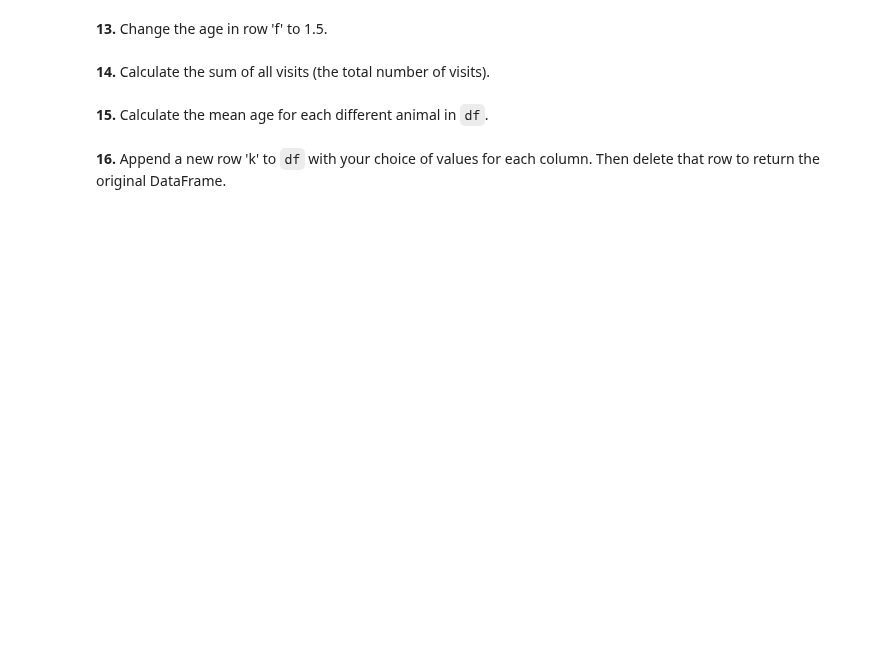
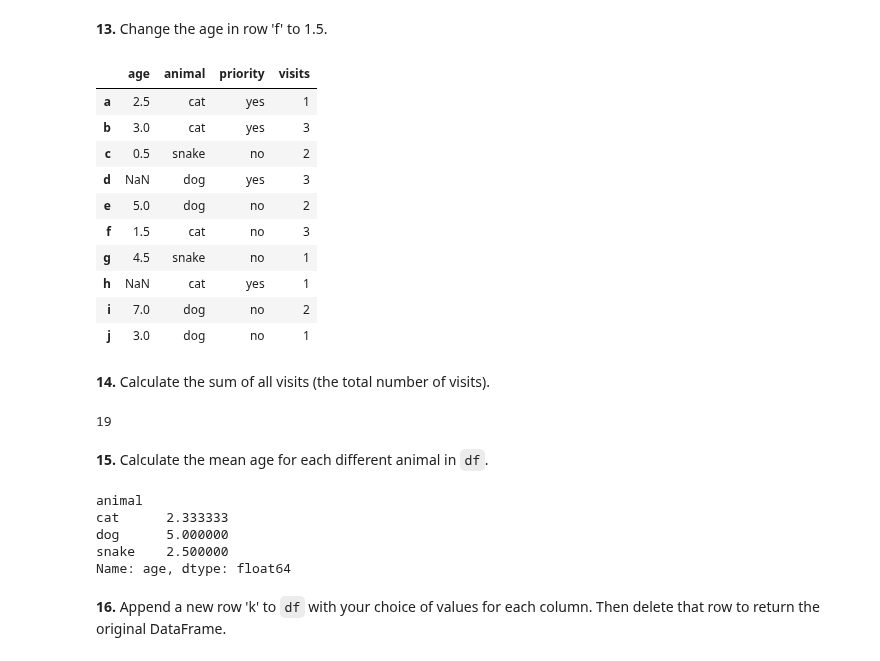
Before and after one commit to w26738/Notebook, a Jupyter notebook: data_analysis/100-pandas-puzzles.ipynb, the cells around one changed output. Saved outputs shown, nothing was run; the diff lists cells and outputs as text; code cells hidden in the pictures; blank space fills up the shorter version.

```diff
--- a/data_analysis/100-pandas-puzzles.ipynb
+++ b/data_analysis/100-pandas-puzzles.ipynb
@@ -56,3 +85,13 @@ labels = ['a', 'b', 'c', 'd', 'e', 'f', 'g', 'h', 'i', 'j']
 (This is just some meaningless data I made up with the theme of animals and trips to a vet.)
 
 **4.** Create a DataFrame `df` from this dictionary `data` which has the index `labels`.
+# %%
+import numpy as np
+data = {'animal': ['cat', 'cat', 'snake', 'dog', 'dog', 'cat', 'snake', 'cat', 'dog', 'dog'],
+        'age': [2.5, 3, 0.5, np.nan, 5, 2, 4.5, np.nan, 7, 3],
+        'visits': [1, 3, 2, 3, 2, 3, 1, 1, 2, 1],
+        'priority': ['yes', 'yes', 'no', 'yes', 'no', 'no', 'no', 'yes', 'no', 'no']}
+labels = ['a', 'b', 'c', 'd', 'e', 'f', 'g', 'h', 'i', 'j']
+
+df = pd.DataFrame(data=data, index=labels)
+print(df)
@@ -75,8 +212,35 @@ labels = ['a', 'b', 'c', 'd', 'e', 'f', 'g', 'h', 'i', 'j']
 # %% [markdown]
 **13.** Change the age in row 'f' to 1.5.
+# %%
+df.loc['f','age'] = 1.5
+df
+# %% [output]
+|  | age | animal | priority | visits |
+| a | 2.5 | cat | yes | 1 |
+| b | 3.0 | cat | yes | 3 |
+| c | 0.5 | snake | no | 2 |
+| d | NaN | dog | yes | 3 |
+| e | 5.0 | dog | no | 2 |
+| f | 1.5 | cat | no | 3 |
+| g | 4.5 | snake | no | 1 |
+| h | NaN | cat | yes | 1 |
+| i | 7.0 | dog | no | 2 |
+| j | 3.0 | dog | no | 1 |
 # %% [markdown]
 **14.** Calculate the sum of all visits (the total number of visits).
+# %%
+df.loc[:,'visits'].sum()
+# %% [output]
+19
 # %% [markdown]
 **15.** Calculate the mean age for each different animal in `df`.
+# %%
+df.groupby('animal')['age'].mean()
+# %% [output]
+animal
+cat      2.333333
+dog      5.000000
+snake    2.500000
+Name: age, dtype: float64
 # %% [markdown]
 **16.** Append a new row 'k' to `df` with your choice of values for each column. Then delete that row to return the original DataFrame.
```
Also changed, not shown: parts of 26 cells of this notebook.
